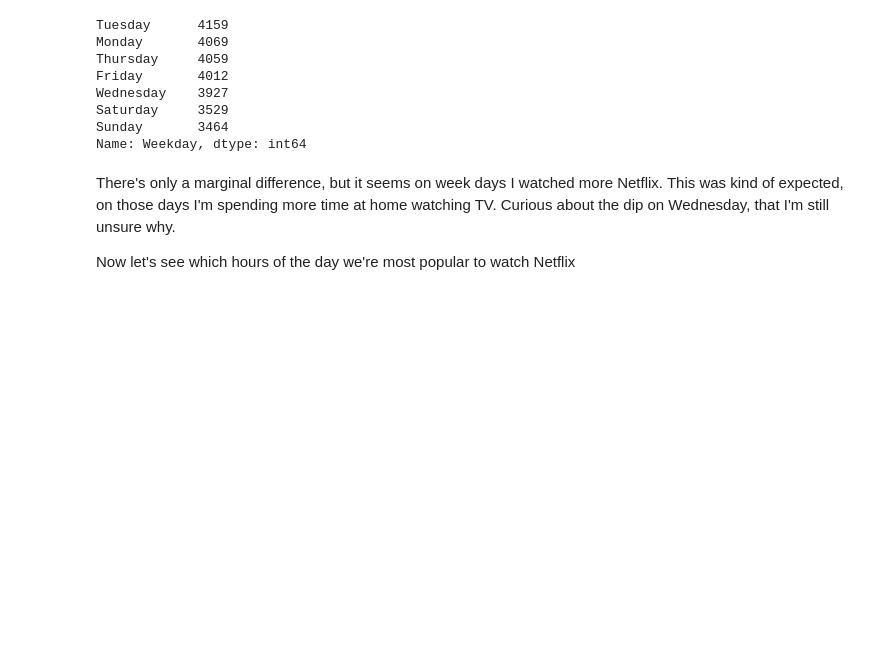
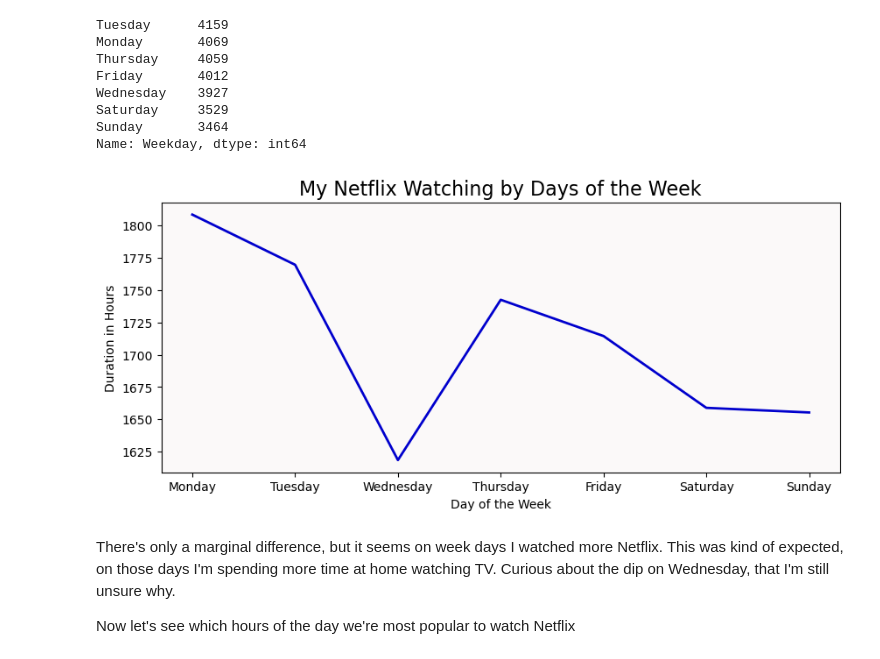
Before and after one commit to jon-vargas/python-projects, a Jupyter notebook: netflix_analysis.ipynb, the cells around one changed output. Drawn from its saved outputs; the diff is of its cells as text; code cells hidden in the pictures; blank space fills up the shorter version.

```diff
--- a/netflix_analysis.ipynb
+++ b/netflix_analysis.ipynb
@@ -362,18 +376,31 @@ Saturday     3529
 Sunday       3464
 Name: Weekday, dtype: int64
 # %%
-# Count and sort day
-weekdays = ['Monday','Tuesday','Wednesday','Thursday','Friday','Saturday','Sunday']
+weekdays = ['Monday', 'Tuesday', 'Wednesday', 'Thursday', 'Friday', 'Saturday', 'Sunday']
 
-df_myself = df_myself.reset_index(drop = True)
+df_myself = df_myself.reset_index(drop=True)
 
 df_myself['Weekday'] = pd.Categorical(df_myself['Weekday'], categories=weekdays, ordered=True)
 
 days_clustered = df_myself.groupby('Weekday').sum(numeric_only=True).reset_index()
-line_chart = px.line(days_clustered, x='Weekday', y='Duration in Hours',
-                     title='My Netflix Watching by Days of the Week')
-line_chart.update_layout(title_x=0.5, plot_bgcolor='#FBF9F9', width=800, height=400)
-line_chart.update_traces(line_color="mediumblue", line_width=3)
+
+fig, ax = plt.subplots(figsize=(10, 4))
+ax.plot(days_clustered['Weekday'], days_clustered['Duration in Hours'],
+        color='mediumblue', linewidth=2)
+
+# Set the title
+plt.title('My Netflix Watching by Days of the Week', fontsize=16)
+
+# Set axis labels
+plt.xlabel('Day of the Week')
+plt.ylabel('Duration in Hours')
+
+# Set plot background color
+ax.set_facecolor('#FBF9F9')
+
+plt.show()
+# %% [output]
+[figure, added]
 # %% [markdown]
 <p> There's only a marginal difference, but it seems on week days I watched more Netflix. This was kind of expected, on those days I'm spending more time at home watching TV. Curious about the dip on Wednesday, that I'm still unsure why. </p>
 
```
Also changed, not shown: parts of 9 cells of this notebook.
